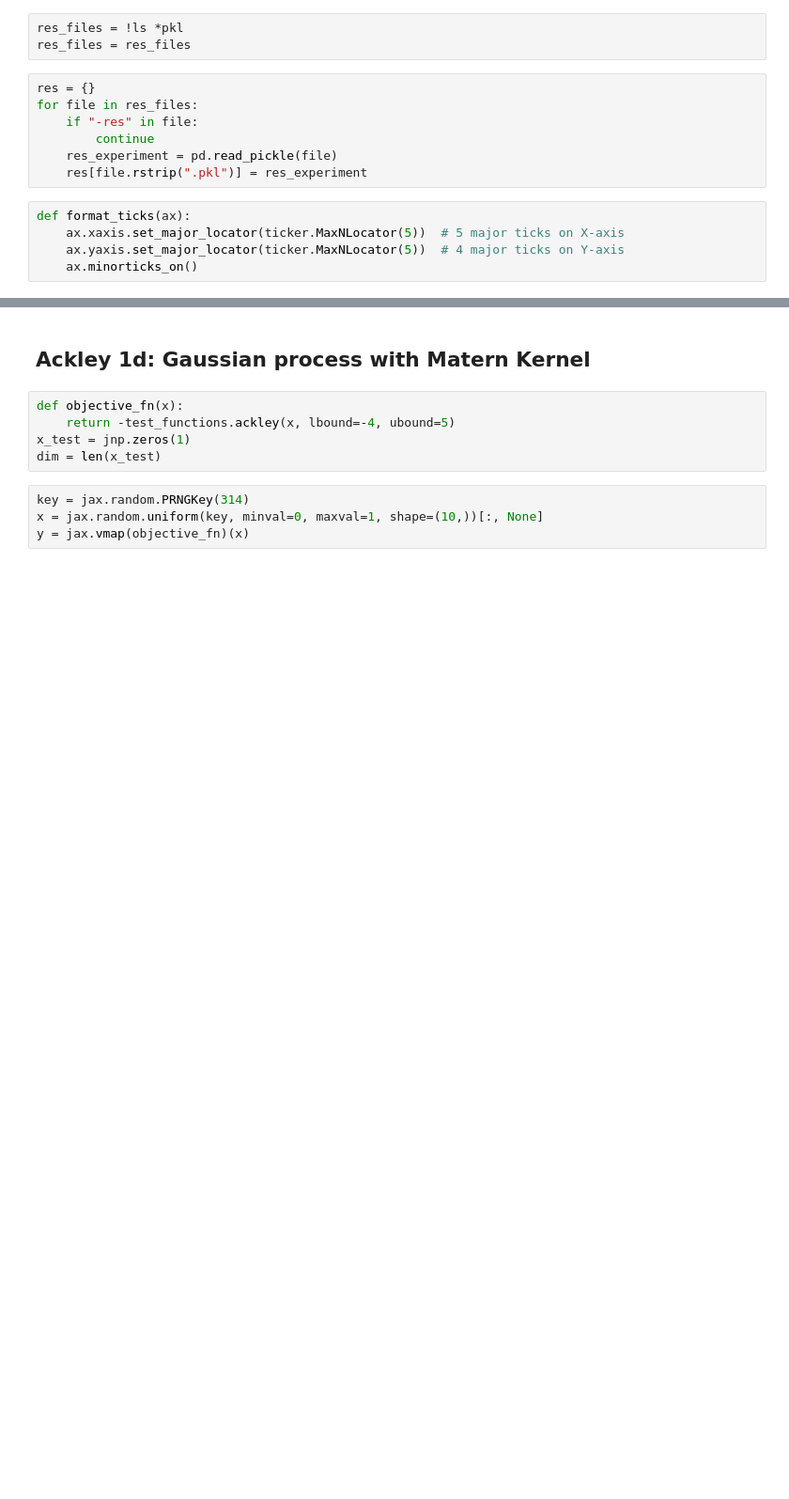
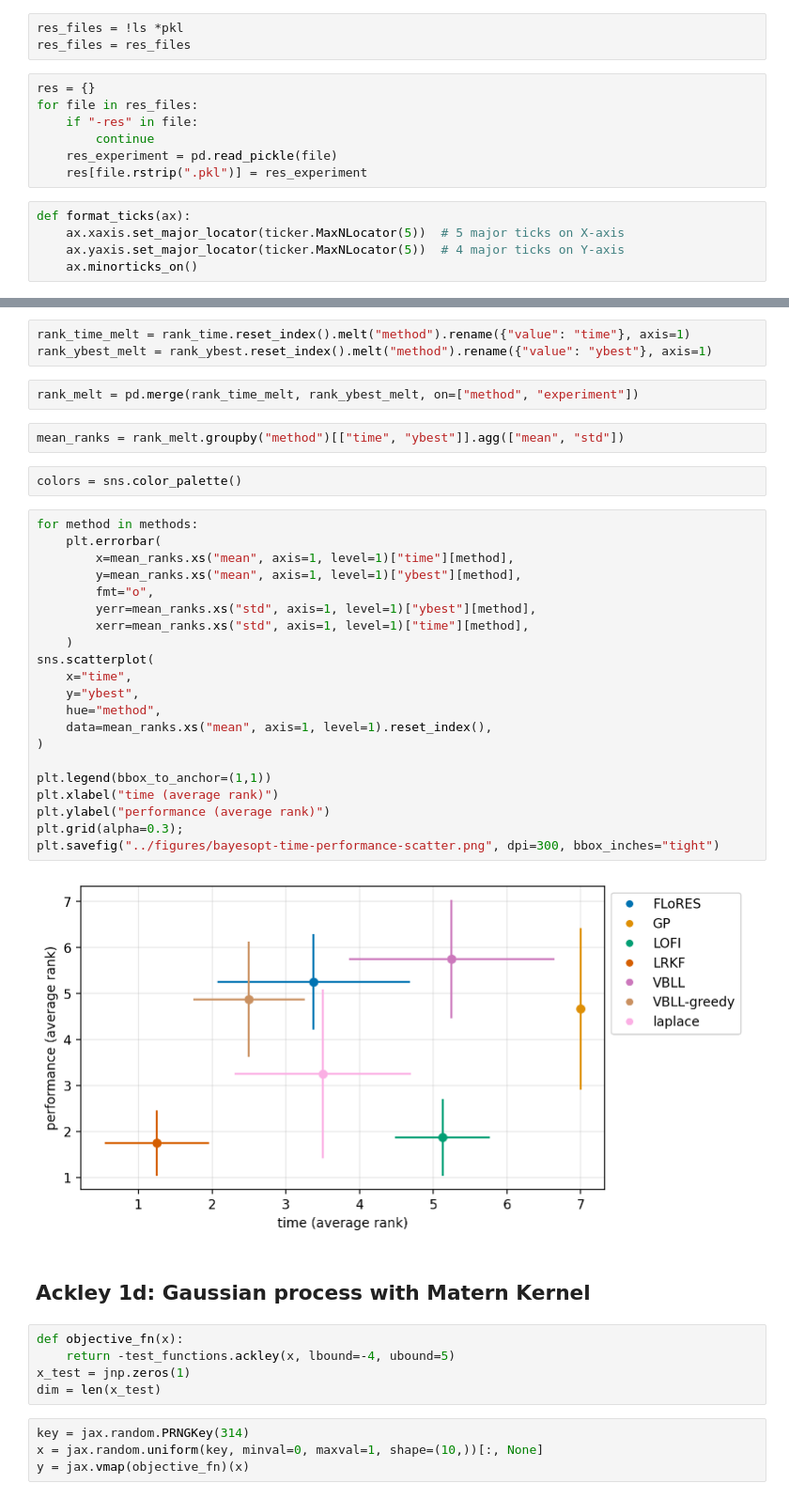
Before and after one commit to gerdm/low-rank-last-layer-inference, a Jupyter notebook: experiments/01-bayesopt-classic.ipynb, the cells around one changed output, grey strips where cells are left out. Shown at 94% size. Cells and saved outputs as stored; diff of their text form; blank space fills up the shorter version.

```diff
--- a/experiments/01-bayesopt-classic.ipynb
+++ b/experiments/01-bayesopt-classic.ipynb
@@ -222,3 +249,35 @@ axs[0,2].legend(loc="upper right", bbox_to_anchor=(1.9, 1.0), frameon=False)
+# %%
+rank_time_melt = rank_time.reset_index().melt("method").rename({"value": "time"}, axis=1)
+rank_ybest_melt = rank_ybest.reset_index().melt("method").rename({"value": "ybest"}, axis=1)
+# %%
+rank_melt = pd.merge(rank_time_melt, rank_ybest_melt, on=["method", "experiment"])
+# %%
+mean_ranks = rank_melt.groupby("method")[["time", "ybest"]].agg(["mean", "std"])
+# %%
+colors = sns.color_palette()
+# %%
+for method in methods:
+    plt.errorbar(
+        x=mean_ranks.xs("mean", axis=1, level=1)["time"][method],
+        y=mean_ranks.xs("mean", axis=1, level=1)["ybest"][method],
+        fmt="o",
+        yerr=mean_ranks.xs("std", axis=1, level=1)["ybest"][method],
+        xerr=mean_ranks.xs("std", axis=1, level=1)["time"][method],
+    )
+sns.scatterplot(
+    x="time",
+    y="ybest",
+    hue="method",
+    data=mean_ranks.xs("mean", axis=1, level=1).reset_index(),
+)
+
+plt.legend(bbox_to_anchor=(1,1))
+plt.xlabel("time (average rank)")
+plt.ylabel("performance (average rank)")
+plt.grid(alpha=0.3);
+plt.savefig("../figures/bayesopt-time-performance-scatter.png", dpi=300, bbox_inches="tight")
+# %% [output]
+[figure, added]
 # %% [markdown]
 ## Ackley 1d: Gaussian process with Matern Kernel
 # %%
```
Also changed, not shown: parts of 15 cells of this notebook, 4 other files.
